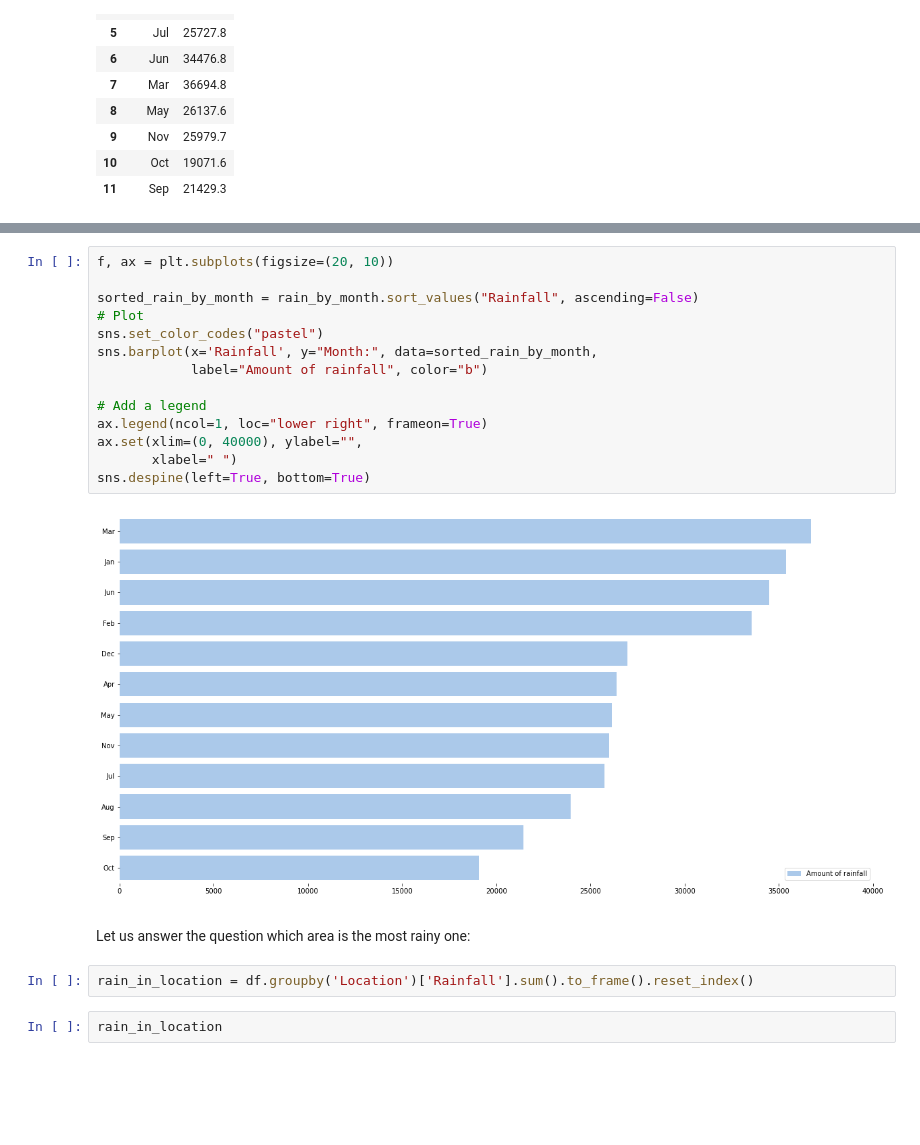
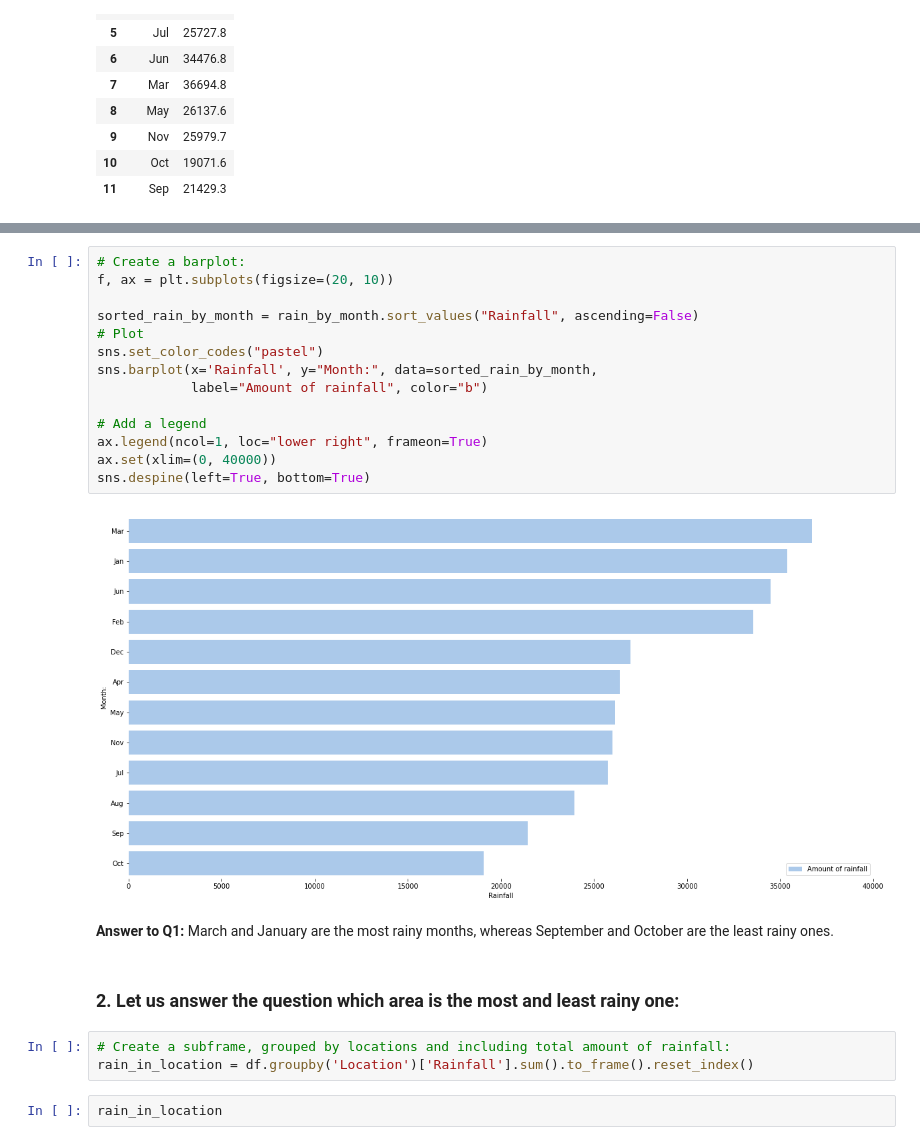
Before and after one commit to msyd1/rain_prediction, a Jupyter notebook: rain_prediction.ipynb, the cells around one changed output, grey strips where cells are left out. Drawn from its saved outputs; the diff is of its cells as text; blank space fills up the shorter version.

```diff
--- a/rain_prediction.ipynb
+++ b/rain_prediction.ipynb
@@ -190,24 +207,27 @@ fig.show()
 [interactive output not drawn]
 [interactive output not drawn]
 # %%
+# Create a barplot:
 f, ax = plt.subplots(figsize=(20, 10))
 
 sorted_rain_by_month = rain_by_month.sort_values("Rainfall", ascending=False)
 # Plot
 sns.set_color_codes("pastel")
 sns.barplot(x='Rainfall', y="Month:", data=sorted_rain_by_month,
             label="Amount of rainfall", color="b")
 
 # Add a legend
 ax.legend(ncol=1, loc="lower right", frameon=True)
-ax.set(xlim=(0, 40000), ylabel="",
-       xlabel=" ")
+ax.set(xlim=(0, 40000))
 sns.despine(left=True, bottom=True)
 # %% [output]
-[figure, old version]
+[figure, new version]
+# %% [markdown]
+**Answer to Q1:** March and January are the most rainy months, whereas September and October are the least rainy ones.
 # %% [markdown]
-Let us answer the question which area is the most rainy one:
+### **2.** **Let us answer the question which area is the most and least rainy one:**
 # %%
+# Create a subframe, grouped by locations and including total amount of rainfall:
 rain_in_location = df.groupby('Location')['Rainfall'].sum().to_frame().reset_index()
 # %%
 rain_in_location
```
Also changed, not shown: parts of 33 cells of this notebook, 1 other file.
